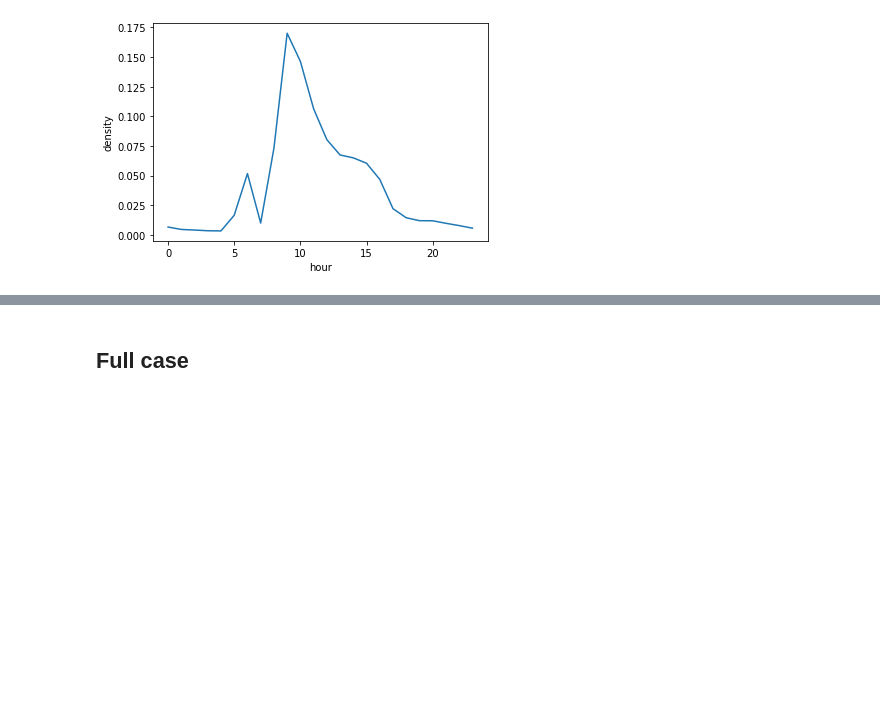
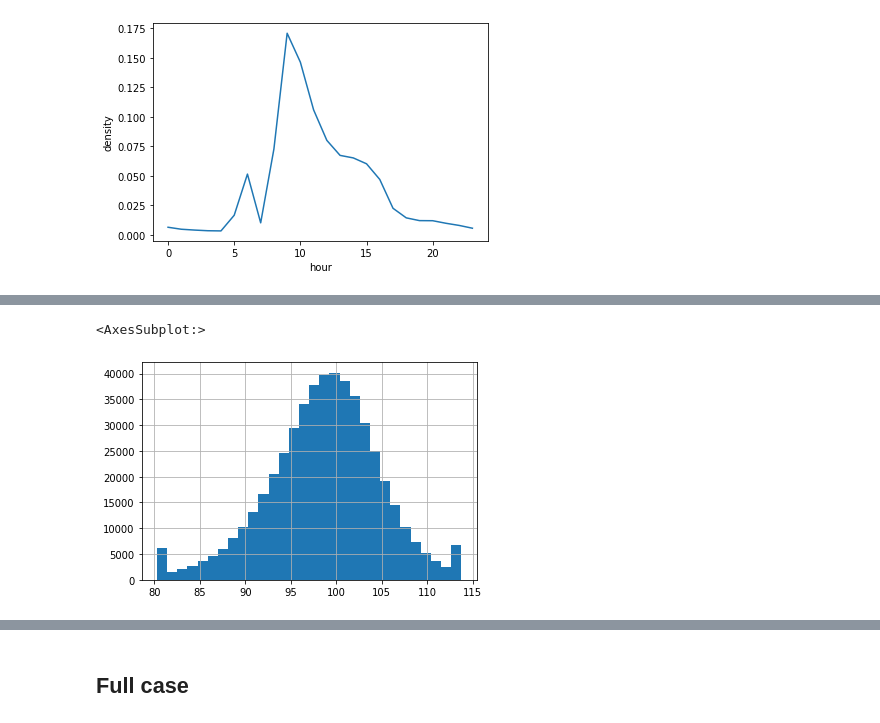
Before and after one commit to HJJoosse/celldyn_embedder, a Jupyter notebook: sandbox/exploration_of_celldyn_embeddings.ipynb, the cells around one changed output, grey strips where cells are left out. Saved outputs shown, nothing was run; the diff lists cells and outputs as text; code cells hidden in the pictures; blank space fills up the shorter version.

```diff
--- a/sandbox/exploration_of_celldyn_embeddings.ipynb
+++ b/sandbox/exploration_of_celldyn_embeddings.ipynb
@@ -75,3 +82,14 @@ for rn in tqdm(range(_nrows)):
     k += 3
 plt.savefig("Z:/laupodteam/AIOS/Bram/notebooks/code_dev/celldyn_embedder/plots/hour_vs_cb.pdf", dpi=300)
 plt.close()
+# %%
+sel['day_of_year'] = np.nan
+sel['day_of_year'] = sel.loc[sel.c_mode_xLyse==0, 'Asp_dt'].apply(lambda x: x.dayofyear)
+sel['week_of_year'] = sel.loc[sel.c_mode_xLyse==0, 'Asp_dt'].apply(lambda x: x.weekofyear)
+
+sel['year'] = sel.loc[sel.c_mode_xLyse==0, 'Asp_dt'].apply(lambda x: x.year)
+# %%
+sel.c_b_Lamn.hist(bins=30)
+# %% [output]
+<AxesSubplot:>
+[figure, added]
```
Also changed, not shown: parts of 4 cells of this notebook, 1 other file.
